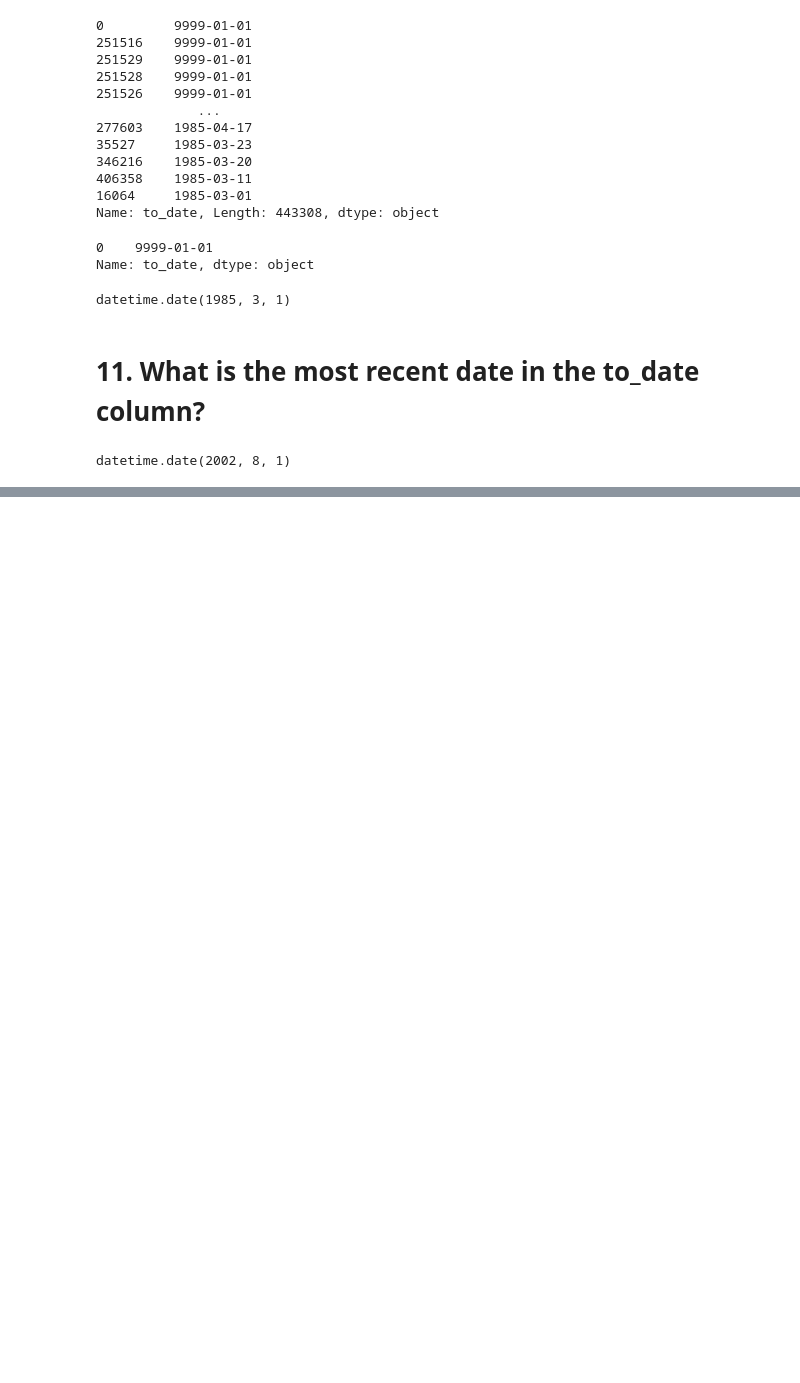
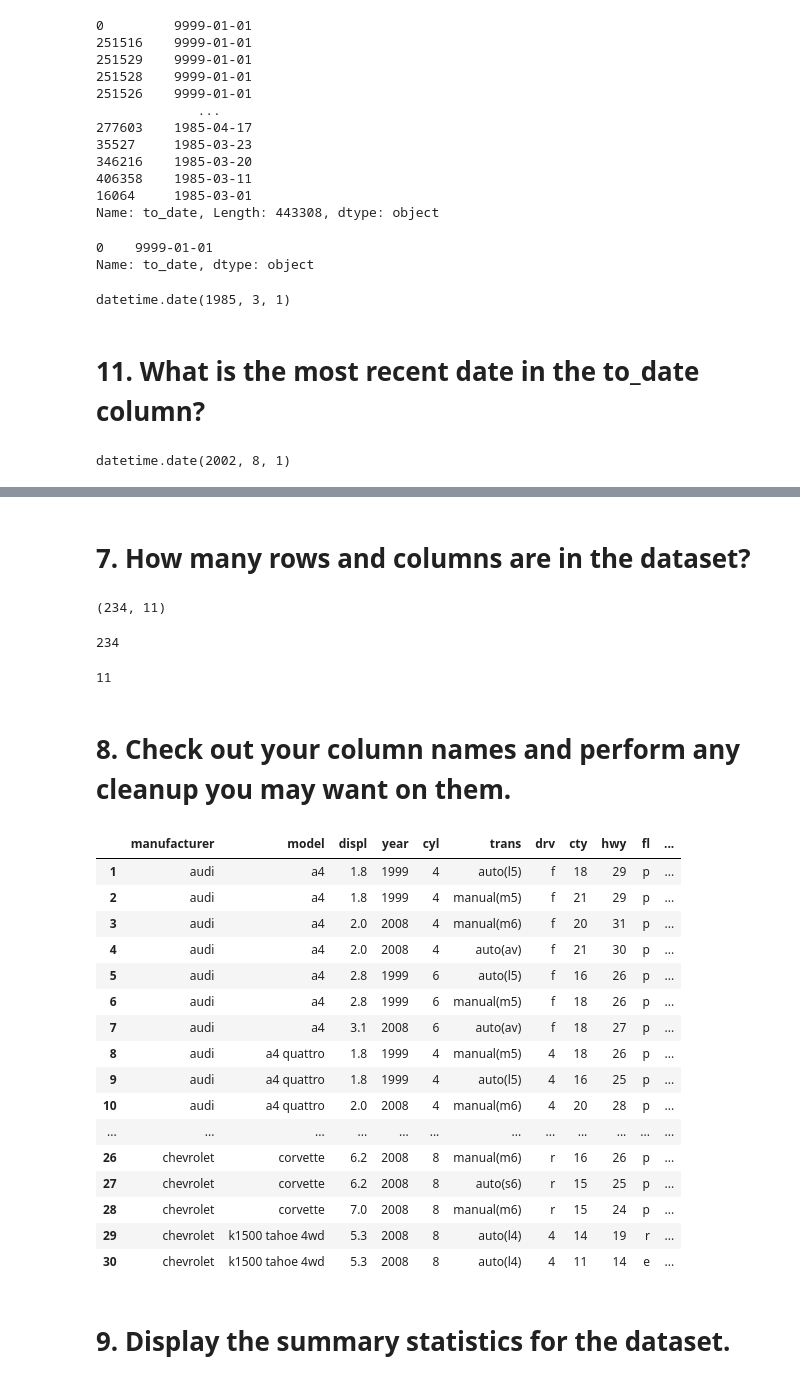
Before and after one commit to rajaramgautam/numpy-pandas-visualization-exercises, a Jupyter notebook: numpy-pandas-visualization-exercises/advanced_dataframes.ipynb, the cells around one changed output, grey strips where cells are left out. Saved outputs shown, nothing was run; the diff lists cells and outputs as text; code cells hidden in the pictures; blank space fills up the shorter version.

```diff
--- a/numpy-pandas-visualization-exercises/advanced_dataframes.ipynb
+++ b/numpy-pandas-visualization-exercises/advanced_dataframes.ipynb
@@ -262,0 +432,38 @@ datetime.date(2002, 8, 1)
+# %% [markdown]
+# 7. How many rows and columns are in the dataset?
+# %%
+mpg.shape
+# %% [output]
+(234, 11)
+# %%
+mpg.shape[0]
+# %% [output]
+234
+# %%
+mpg.shape[1]
+# %% [output]
+11
+# %% [markdown]
+# 8. Check out your column names and perform any cleanup you may want on them.
+# %%
+mpg.head(30)
+# %% [output]
+|  | manufacturer | model | displ | year | cyl | trans | drv | cty | hwy | fl | ... |
+| 1 | audi | a4 | 1.8 | 1999 | 4 | auto(l5) | f | 18 | 29 | p | ... |
+| 2 | audi | a4 | 1.8 | 1999 | 4 | manual(m5) | f | 21 | 29 | p | ... |
+| 3 | audi | a4 | 2.0 | 2008 | 4 | manual(m6) | f | 20 | 31 | p | ... |
+| 4 | audi | a4 | 2.0 | 2008 | 4 | auto(av) | f | 21 | 30 | p | ... |
+| 5 | audi | a4 | 2.8 | 1999 | 6 | auto(l5) | f | 16 | 26 | p | ... |
+| 6 | audi | a4 | 2.8 | 1999 | 6 | manual(m5) | f | 18 | 26 | p | ... |
+| 7 | audi | a4 | 3.1 | 2008 | 6 | auto(av) | f | 18 | 27 | p | ... |
+| 8 | audi | a4 quattro | 1.8 | 1999 | 4 | manual(m5) | 4 | 18 | 26 | p | ... |
+| 9 | audi | a4 quattro | 1.8 | 1999 | 4 | auto(l5) | 4 | 16 | 25 | p | ... |
+| 10 | audi | a4 quattro | 2.0 | 2008 | 4 | manual(m6) | 4 | 20 | 28 | p | ... |
+| ... | ... | ... | ... | ... | ... | ... | ... | ... | ... | ... | ... |
+| 26 | chevrolet | corvette | 6.2 | 2008 | 8 | manual(m6) | r | 16 | 26 | p | ... |
+| 27 | chevrolet | corvette | 6.2 | 2008 | 8 | auto(s6) | r | 15 | 25 | p | ... |
+| 28 | chevrolet | corvette | 7.0 | 2008 | 8 | manual(m6) | r | 15 | 24 | p | ... |
+| 29 | chevrolet | k1500 tahoe 4wd | 5.3 | 2008 | 8 | auto(l4) | 4 | 14 | 19 | r | ... |
+| 30 | chevrolet | k1500 tahoe 4wd | 5.3 | 2008 | 8 | auto(l4) | 4 | 11 | 14 | e | ... |
+# %% [markdown]
+# 9. Display the summary statistics for the dataset.
```
Also changed, not shown: parts of 62 cells of this notebook.
